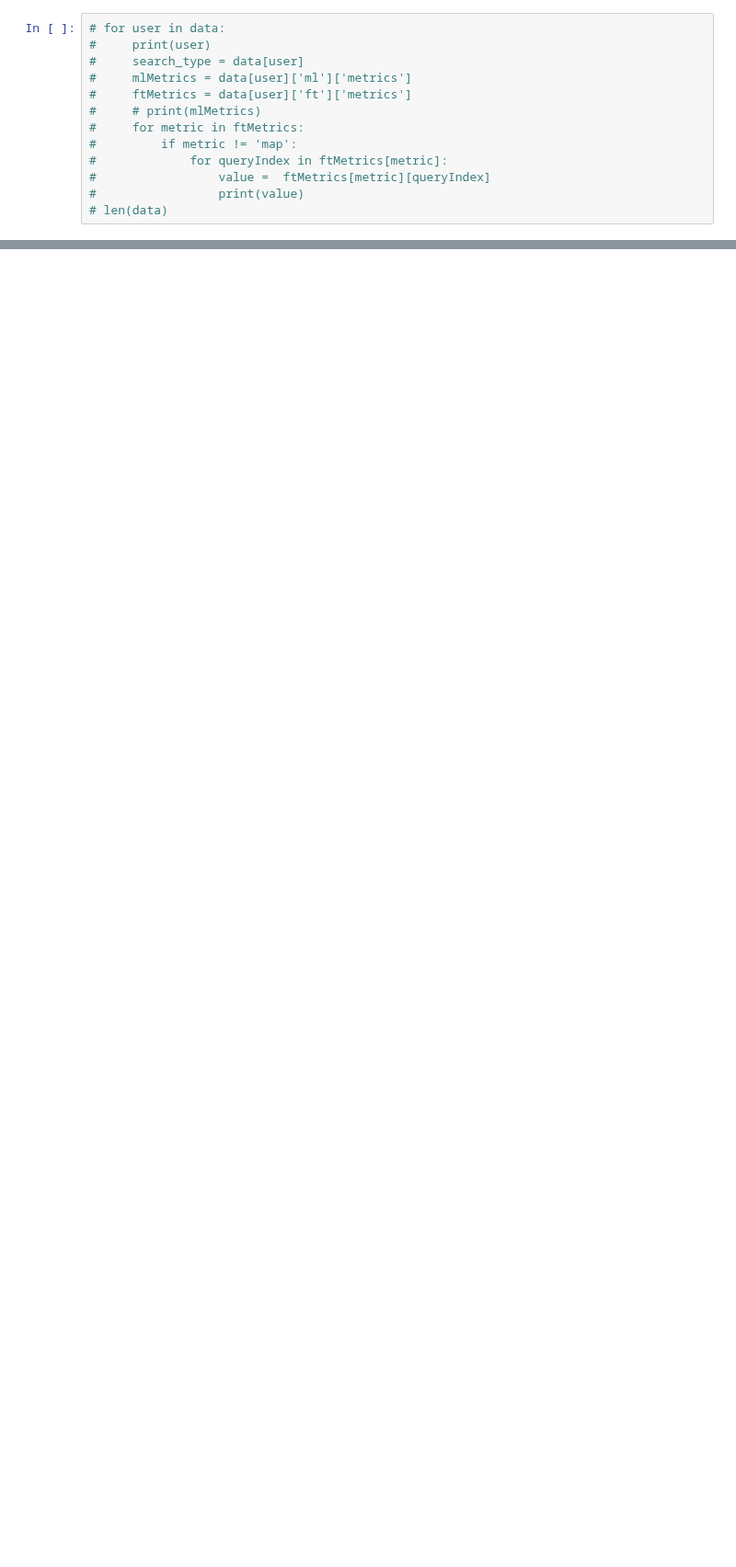
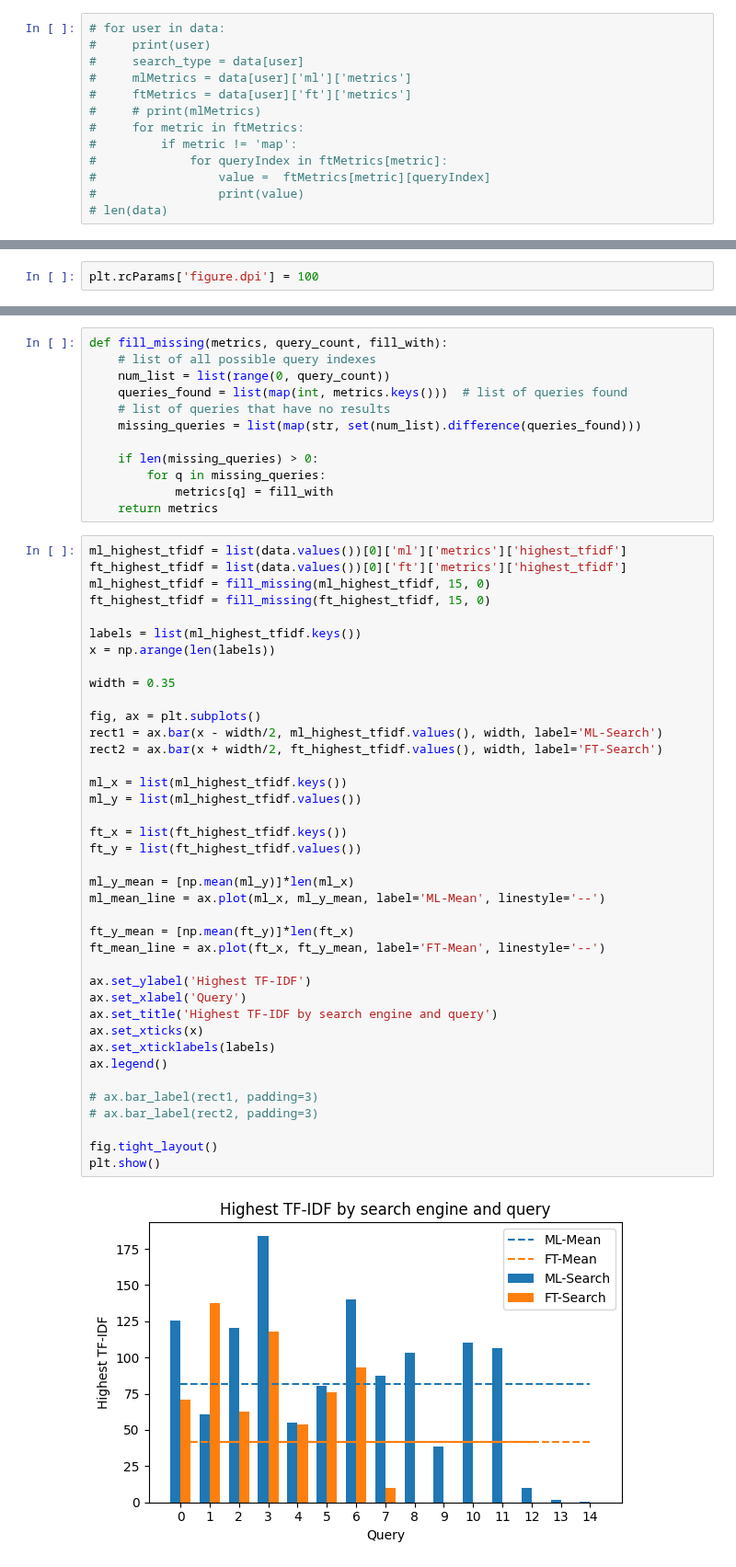
Before and after one commit to xD33m/BA_Jupyter_Notebook, a Jupyter notebook: search_engine_evaluation.ipynb, the cells around one changed output, grey strips where cells are left out. Shown at 92% size. Saved outputs shown, nothing was run; the diff lists cells and outputs as text; blank space fills up the shorter version.

Commit message:
began to plot

```diff
--- a/search_engine_evaluation.ipynb
+++ b/search_engine_evaluation.ipynb
@@ -316,0 +378,2 @@ workbook.close()
+# %%
+plt.rcParams['figure.dpi'] = 100
@@ -316,0 +524,53 @@ workbook.close()
+# %%
+def fill_missing(metrics, query_count, fill_with):
+    # list of all possible query indexes
+    num_list = list(range(0, query_count))
+    queries_found = list(map(int, metrics.keys()))  # list of queries found
+    # list of queries that have no results
+    missing_queries = list(map(str, set(num_list).difference(queries_found)))
+
+    if len(missing_queries) > 0:
+        for q in missing_queries:
+            metrics[q] = fill_with
+    return metrics
+# %%
+ml_highest_tfidf = list(data.values())[0]['ml']['metrics']['highest_tfidf']
+ft_highest_tfidf = list(data.values())[0]['ft']['metrics']['highest_tfidf']
+ml_highest_tfidf = fill_missing(ml_highest_tfidf, 15, 0)
+ft_highest_tfidf = fill_missing(ft_highest_tfidf, 15, 0)
+
+labels = list(ml_highest_tfidf.keys())
+x = np.arange(len(labels))
+
+width = 0.35
+
+fig, ax = plt.subplots()
+rect1 = ax.bar(x - width/2, ml_highest_tfidf.values(), width, label='ML-Search')
+rect2 = ax.bar(x + width/2, ft_highest_tfidf.values(), width, label='FT-Search')
+
+ml_x = list(ml_highest_tfidf.keys())
+ml_y = list(ml_highest_tfidf.values())
+
+ft_x = list(ft_highest_tfidf.keys())
+ft_y = list(ft_highest_tfidf.values())
+
+ml_y_mean = [np.mean(ml_y)]*len(ml_x)
+ml_mean_line = ax.plot(ml_x, ml_y_mean, label='ML-Mean', linestyle='--')
+
+ft_y_mean = [np.mean(ft_y)]*len(ft_x)
+ft_mean_line = ax.plot(ft_x, ft_y_mean, label='FT-Mean', linestyle='--')
+
+ax.set_ylabel('Highest TF-IDF')
+ax.set_xlabel('Query')
+ax.set_title('Highest TF-IDF by search engine and query')
+ax.set_xticks(x)
+ax.set_xticklabels(labels)
+ax.legend()
+
+# ax.bar_label(rect1, padding=3)
+# ax.bar_label(rect2, padding=3)
+
+fig.tight_layout()
+plt.show()
+# %% [output]
+[figure, added]
```
Also changed, not shown: parts of 27 cells of this notebook.
